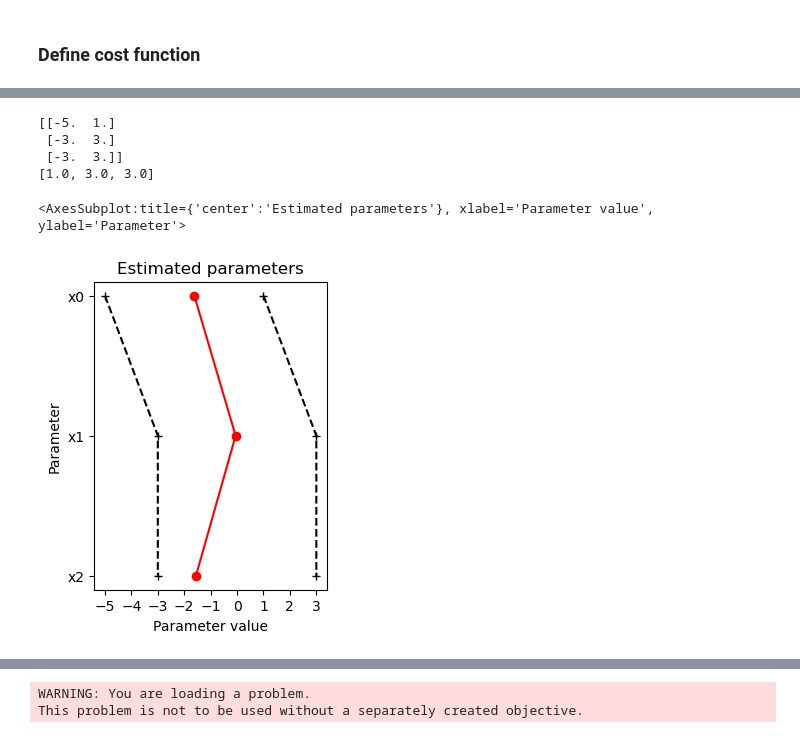
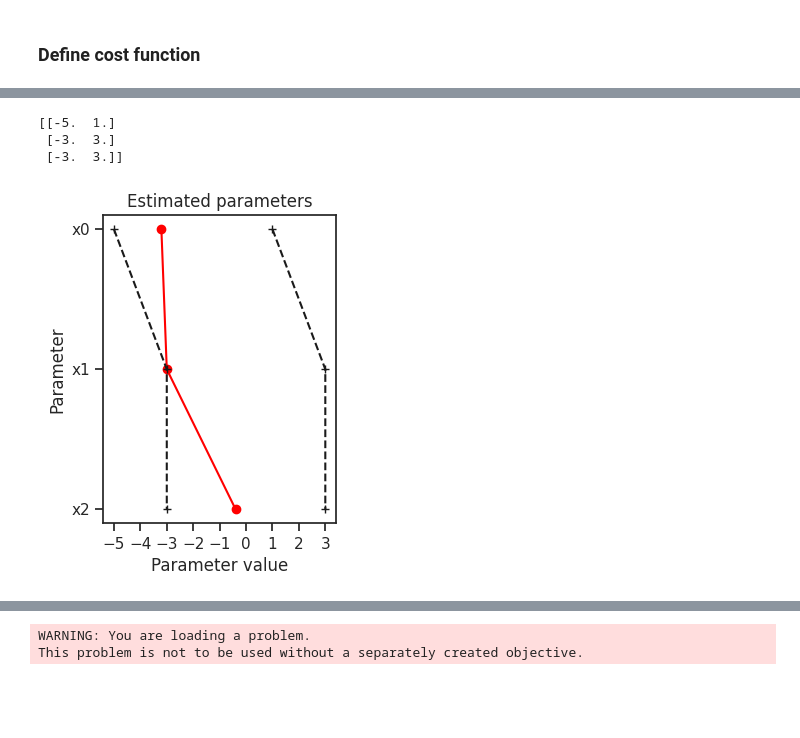
Before and after one commit to LarkinIt/ModelCalibrationExamples, a Jupyter notebook: Michaelis-Menten/mm_example.ipynb, the cells around one changed output, grey strips where cells are left out. Saved outputs shown, nothing was run; the diff lists cells and outputs as text; code cells hidden in the pictures; blank space fills up the shorter version.

```diff
--- a/Michaelis-Menten/mm_example.ipynb
+++ b/Michaelis-Menten/mm_example.ipynb
@@ -20,18 +39,25 @@ import pypesto.store as store
 from pypesto.ensemble import Ensemble
 import os
 
-SEED=12345
+SEED=123456
 np.random.seed(seed=SEED)
 engine = eng.SingleCoreEngine()#eng.MultiProcessEngine(n_procs=os.cpu_count())
 
 print(os.cpu_count())
 
+# Model system parameters
 MODEL_SBML_FILE = "model_sbml.xml"
 SPECIES = ["S", "E", "ES", "P"]
 SPECIES_IDs = ["S1", "S2", "S3", "S4"] # how the species ids are saved in the SBML file from the original BNGL model
-SPECIES_COLORS = ["r", "b", "indigo", "g"]
+DURATION = 1010
+SPECIES_COLORS = ["tab:blue", "tab:orange", "tab:green", "tab:red"]
 PARAMS = ["log_k1", "log_k2", "log_k3"]
 
+# Synthetic dataset parameters
+PCT_NOISE = 0.1 # % Gaussian noise (range is 0-1)
+N_PTS = 20
+
+# Optimization parameters
 LOG_ERROR = False
 # %% [output]
 8
@@ -115,33 +155,32 @@ plt.legend();
 # %%
 def cost_fun(params):
     candidate_params = copy.deepcopy(params)
-    guess_res = change_and_run(candidate_params)
+    res_guess = change_and_run(candidate_params)
 
-    if np.isnan(guess_res).any():
+    if np.isnan(res_guess).any() or not np.any(res_guess):
         return np.inf
 
-    guess_ts = guess_res[:, 0]
-    guess_s = guess_res[:, 1] # substrate
-    #print(guess_ts)
-    #print('Data: ', data_ts)
-    t_idxs = np.array([i for i in range(len(guess_ts)) for j in range(len(data_ts)) if math.isclose(guess_ts[i],data_ts[j])])
-    #print('\n\nT_IDXS: ', t_idxs, '\n', t_idxs.shape[0])
-    #print(data_ts.shape[0])
+    ts_guess = res_guess[:, 0]
+    p_guess = res_guess[:, -1] # product
 
-    #for g, d in zip(guess_ts, data_ts):
-    #print(g, d, g==d, math.isclose(g,d))
+    #print(ts_data, '\n', ts_guess[:10])
+    t_idxs = np.array([i for i in range(len(ts_guess)) for j in range(len(ts_data)) if math.isclose(ts_guess[i],ts_data[j])])
 
-    if t_idxs.shape[0] != data_ts.shape[0]:
+    if t_idxs.shape[0] != ts_data.shape[0]:
+        print(t_idxs.shape[0], ts_data.shape[0])
         raise Exception('Not all the times outputted by candidate parameter system are found in data time points! We cannot calculate error!')
 
-    guess_s_short = guess_s[t_idxs]
-    sse = np.sum(np.square(data_means - guess_s_short) / data_stds)
+    p_guess_short = p_guess[t_idxs]
+    # need to cast square difference as a numpy array otherwise the returned sse will be returned as a librr object which causes issues when saving in h5 file via pypesto
+    sse = np.sum(np.asarray(np.square(noisy_data - p_guess_short)))
 
     if LOG_ERROR:
         sse = np.log10(sse)
 
     return sse
 
+# sanity check should be less than poor solution error
+print("True solution error: ", cost_fun([-3,-2.5,-1]), type(cost_fun([-3,-2.5,-1])))
 
-cost_fun([-1,-1,-1])
+print("Poor solution error: ", cost_fun([10,1000,10]), type(cost_fun([10,1000,10])))
 # %% [output]
@@ -152,7 +194,6 @@ error = pypesto.Objective(fun=cost_fun)
 bnds = np.log10([(1e-5, 1e1), (1e-3, 1e3), (1e-3, 1e3)])
 print(bnds)
 lb = [x[0] for x in bnds]; ub = [x[1] for x in bnds];
-print(ub)
 problem = pypesto.Problem(
     objective=error,
     lb=lb,
@@ -162,7 +203,6 @@ problem = pypesto.Problem(
 [[-5.  1.]
  [-3.  3.]
  [-3.  3.]]
-[1.0, 3.0, 3.0]
 # %%
 history_options = pypesto.HistoryOptions(trace_record=True)
 optim_nm = optimize.ScipyOptimizer(
@@ -170,7 +210,7 @@ optim_nm = optimize.ScipyOptimizer(
     options={'maxiter':int(1e4)}
 )
 
-bnd_result = optimize.minimize(
+result = optimize.minimize(
     problem=problem,
     optimizer=optim_nm,
     n_starts=1,
@@ -178,10 +218,9 @@ bnd_result = optimize.minimize(
     progress_bar=True, history_options=history_options
 )
 # %%
-visualize.parameters(bnd_result, size=(3,4))
+visualize.parameters(result, size=(3,4));
 # %% [output]
-<AxesSubplot:title={'center':'Estimated parameters'}, xlabel='Parameter value', ylabel='Parameter'>
-[figure, old version]
+[figure, new version]
 # %%
 n_samps = 500000
 sampler = sample.ParallelTemperingSampler(internal_sampler=sample.MetropolisSampler(), n_chains=3)
```
Also changed, not shown: parts of 28 cells of this notebook, 4 other files.
